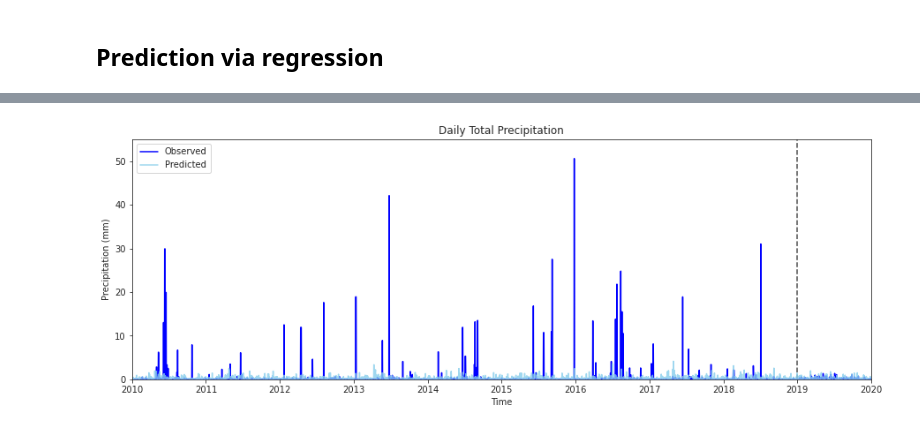
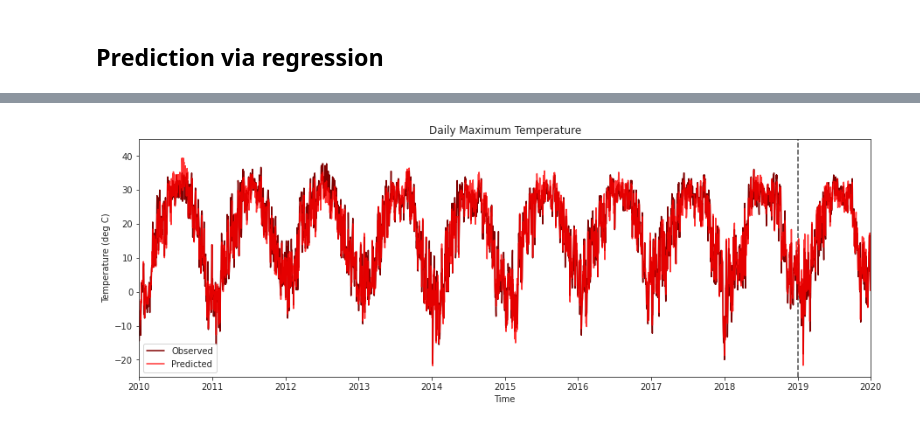
Before and after one commit to ylu4/ATMS-597-Project-4-Wx-Prediction, a Jupyter notebook: GroupE_Project4.ipynb, the cells around one changed output, grey strips where cells are left out. Cells and saved outputs as stored; diff of their text form; code cells hidden in the pictures.

```diff
--- a/GroupE_Project4.ipynb
+++ b/GroupE_Project4.ipynb
@@ -131,4 +154,7 @@ gfs_train = gfs_train.set_index(gfs_train.index + pd.Timedelta(days=1))
 # %%
 # Create one dataframe with observations and GFS data for training
-all_train_data  = pd.concat([kcmi_train['2010-01-02':], gfs_train[:'2018-12-31']], axis=1)
+# Trim off first day of observations to match GFS data
+# Trim off last day of GFS datat to exclude extra timestep
+all_train_data  = pd.concat([kcmi_train['2010-01-02':], gfs_train[:'2018-12-31']],
+                            axis = 1)
 # %%
@@ -154,18 +180,18 @@ Precip_train, Precip_predict = reg_predict(all_train_data[['RTOT']], all_train_d
 %matplotlib inline
 sns.set_style('ticks')
 
-# Plot predicted vs. actual Tmax
-# Dashed vertical line denotes beginning of 2019
-time = np.concatenate((all_train_data.index.values, gfs_2019.index.values))
-plt.figure(figsize=(15,5))
-plt.plot(time, np.concatenate((all_train_data['Max Hourly Temp (F)'].values, kcmi_2019['Max Hourly Temp (F)'].values)),
-                        color = 'maroon', label = 'Observed')
-plt.plot(time, np.concatenate((Tmax_train, Tmax_predict)), color = 'red', alpha = 0.8, label = 'Predicted')
-plt.vlines(dt.datetime(2019, 1, 1), -30, 45, linestyles = 'dashed', alpha = 0.7)
-plt.legend(loc = 'lower left')
-plt.title('Daily Maximum Temperature')
-plt.ylabel('Temperature (deg C)')
-plt.xlabel('Time')
-plt.xlim(time[0]-pd.Timedelta(days=1),  time[-1]+pd.Timedelta(days=1))
-plt.ylim(-25, 45)
-plt.show()
+# Define function to plot actual vs. predicted values
+def plot_predict(time, actual, predicted, colors, legendloc, title, ylabel, ymin, ymax):
+    # Dashed vertical line denotes beginning of 2019
+
+    plt.figure(figsize=(15,5))
+    plt.plot(time, actual, color = colors[0], label = 'Observed')
+    plt.plot(time, predicted, color = colors[1], alpha = 0.8, label = 'Predicted')
+    plt.vlines(dt.datetime(2019, 1, 1), ymin, ymax, linestyles = 'dashed', alpha = 0.7)
+    plt.legend(loc = legendloc)
+    plt.title(title)
+    plt.ylabel(ylabel)
+    plt.xlabel('Time')
+    plt.xlim(time[0]-pd.Timedelta(days=1),  time[-1]+pd.Timedelta(days=1))
+    plt.ylim(ymin, ymax)
+    plt.show()
@@ -208,17 +197,0 @@ plt.show()
-# %%
-# Plot predicted vs. actual Precip
-
-plt.figure(figsize=(15,5))
-plt.plot(time, np.concatenate((all_train_data['Total Precip (in)'].values, kcmi_2019['Total Precip (in)'].values)),
-                        color = 'blue', label = 'Observed')
-plt.plot(time, np.concatenate((Precip_train, Precip_predict)), color = 'skyblue', alpha = 0.8, label = 'Predicted')
-plt.vlines(dt.datetime(2019, 1, 1), 0, 55, linestyles = 'dashed', alpha = 0.7)
-plt.legend(loc='upper left')
-plt.title('Daily Total Precipitation')
-plt.ylabel('Precipitation (mm)')
-plt.xlabel('Time')
-plt.xlim(time[0]-pd.Timedelta(days=1),  time[-1]+pd.Timedelta(days=1))
-plt.ylim(0, 55)
-plt.show()
-# %% [output]
-[figure, removed]
@@ -224,0 +200,10 @@ plt.show()
+# %%
+# Plot predicted vs. actual Tmax
+Tmax_actual    = np.concatenate((all_train_data['TMAXOBS'].values, kcmi_2019['TMAXOBS'].values))
+Tmax_predicted = np.concatenate((Tmax_predict, Tmax_predict19))
+colors = ['maroon', 'red']
+plot_predict(time, Tmax_actual, Tmax_predicted, colors, legendloc = 'lower left',
+             title = 'Daily Maximum Temperature', ylabel = 'Temperature (deg C)',
+             ymin = -25, ymax = 45)
+# %% [output]
+[figure, added]
```
Also changed, not shown: parts of 23 cells of this notebook.
